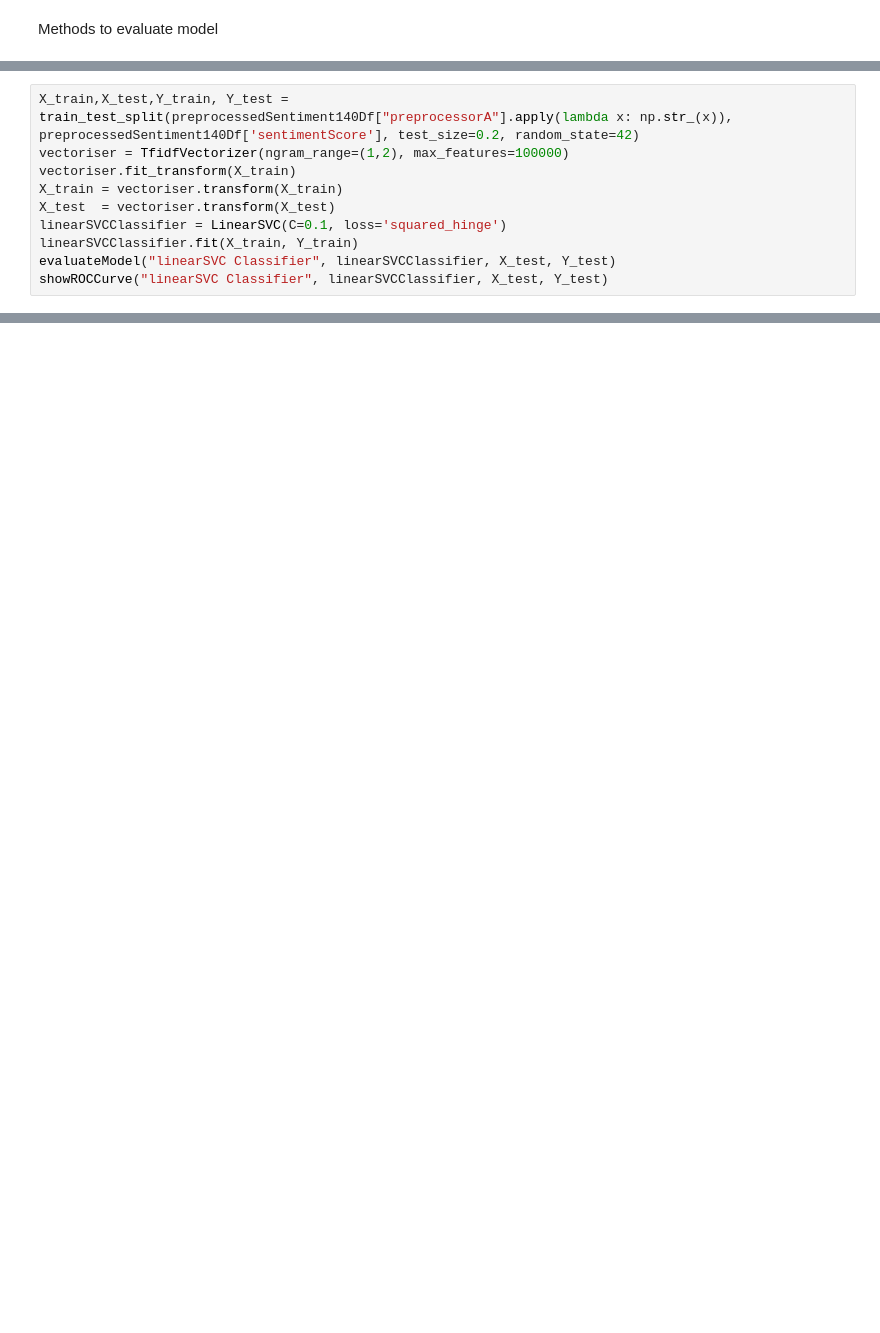
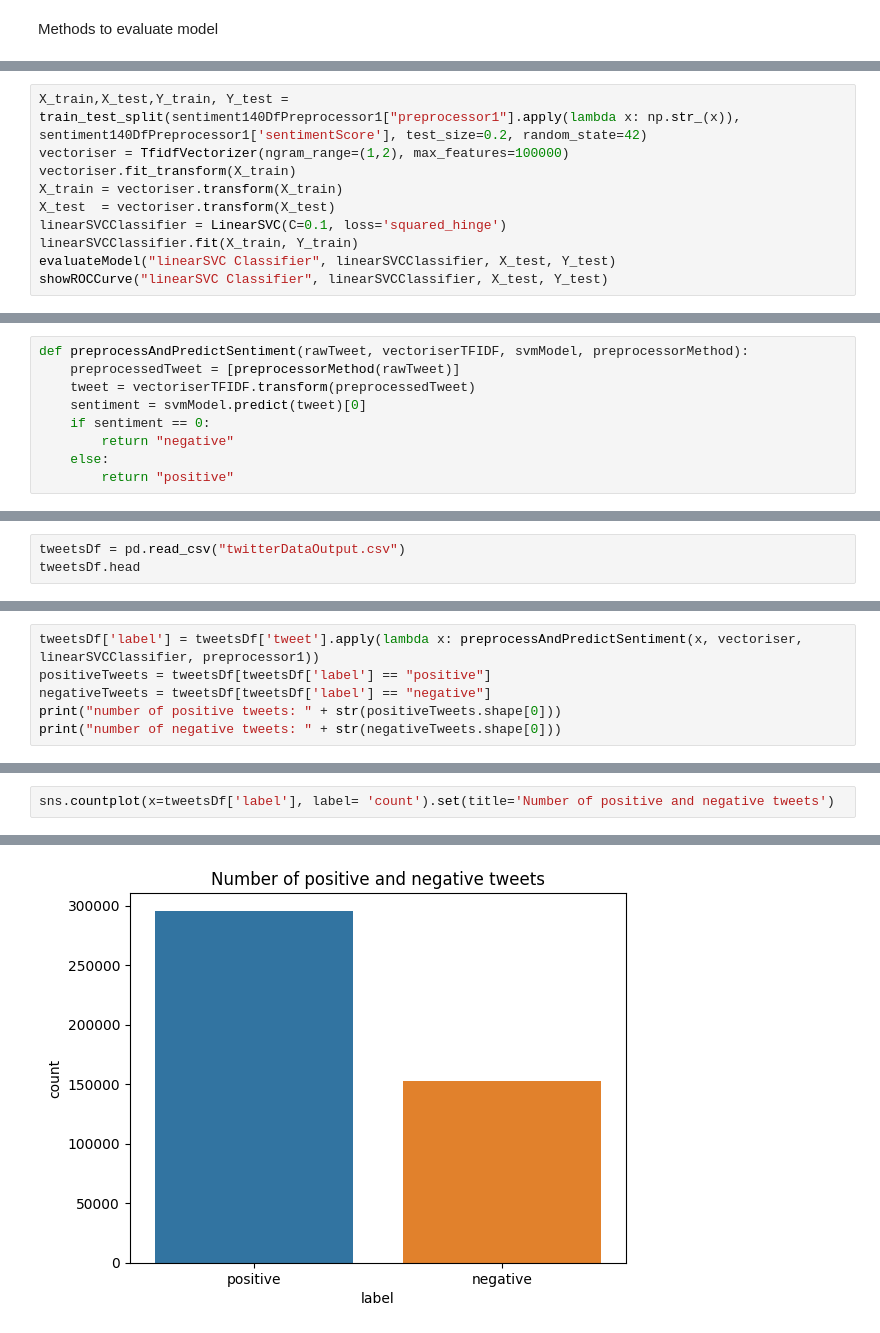
Before and after one commit to ORJackson/Sentiment-Analysis_UK-Anti-Asian-Sentiment-Covid-19, a Jupyter notebook: sentimentAnalysisSVM.LinearSVC.ipynb, the cells around one changed output, grey strips where cells are left out. Cells and saved outputs as stored; diff of their text form; blank space fills up the shorter version.

Commit message:
linearSVC sentiment analysis

```diff
--- a/sentimentAnalysisSVM.LinearSVC.ipynb
+++ b/sentimentAnalysisSVM.LinearSVC.ipynb
@@ -240,8 +281,8 @@ def trainAndTestSVC(columnString, testSize, randomState, vectoriser, modelName):
     evaluateModel(modelName, svcModel, X_test, Y_test)
     showROCCurve(modelName, svcModel, X_test, Y_test)
 # %%
-X_train,X_test,Y_train, Y_test = train_test_split(preprocessedSentiment140Df["preprocessorA"].apply(lambda x: np.str_(x)),
-preprocessedSentiment140Df['sentimentScore'], test_size=0.2, random_state=42)
+X_train,X_test,Y_train, Y_test = train_test_split(sentiment140DfPreprocessor1["preprocessor1"].apply(lambda x: np.str_(x)),
+sentiment140DfPreprocessor1['sentimentScore'], test_size=0.2, random_state=42)
 vectoriser = TfidfVectorizer(ngram_range=(1,2), max_features=100000)
 vectoriser.fit_transform(X_train)
 X_train = vectoriser.transform(X_train)
@@ -252,0 +305,9 @@ showROCCurve("linearSVC Classifier", linearSVCClassifier, X_test, Y_test)
+# %%
+def preprocessAndPredictSentiment(rawTweet, vectoriserTFIDF, svmModel, preprocessorMethod):
+    preprocessedTweet = [preprocessorMethod(rawTweet)]
+    tweet = vectoriserTFIDF.transform(preprocessedTweet)
+    sentiment = svmModel.predict(tweet)[0]
+    if sentiment == 0:
+        return "negative"
+    else:
+        return "positive"
@@ -252,0 +334,3 @@ showROCCurve("linearSVC Classifier", linearSVCClassifier, X_test, Y_test)
+# %%
+tweetsDf = pd.read_csv("twitterDataOutput.csv")
+tweetsDf.head
@@ -252,0 +355,6 @@ showROCCurve("linearSVC Classifier", linearSVCClassifier, X_test, Y_test)
+# %%
+tweetsDf['label'] = tweetsDf['tweet'].apply(lambda x: preprocessAndPredictSentiment(x, vectoriser, linearSVCClassifier, preprocessor1))
+positiveTweets = tweetsDf[tweetsDf['label'] == "positive"]
+negativeTweets = tweetsDf[tweetsDf['label'] == "negative"]
+print("number of positive tweets: " + str(positiveTweets.shape[0]))
+print("number of negative tweets: " + str(negativeTweets.shape[0]))
@@ -252,0 +366,3 @@ showROCCurve("linearSVC Classifier", linearSVCClassifier, X_test, Y_test)
+# %%
+sns.countplot(x=tweetsDf['label'], label= 'count').set(title='Number of positive and negative tweets')
+# %% [output]
@@ -252,0 +370 @@ showROCCurve("linearSVC Classifier", linearSVCClassifier, X_test, Y_test)
+[figure, added]
```
Also changed, not shown: parts of 24 cells of this notebook, 2 other files.
